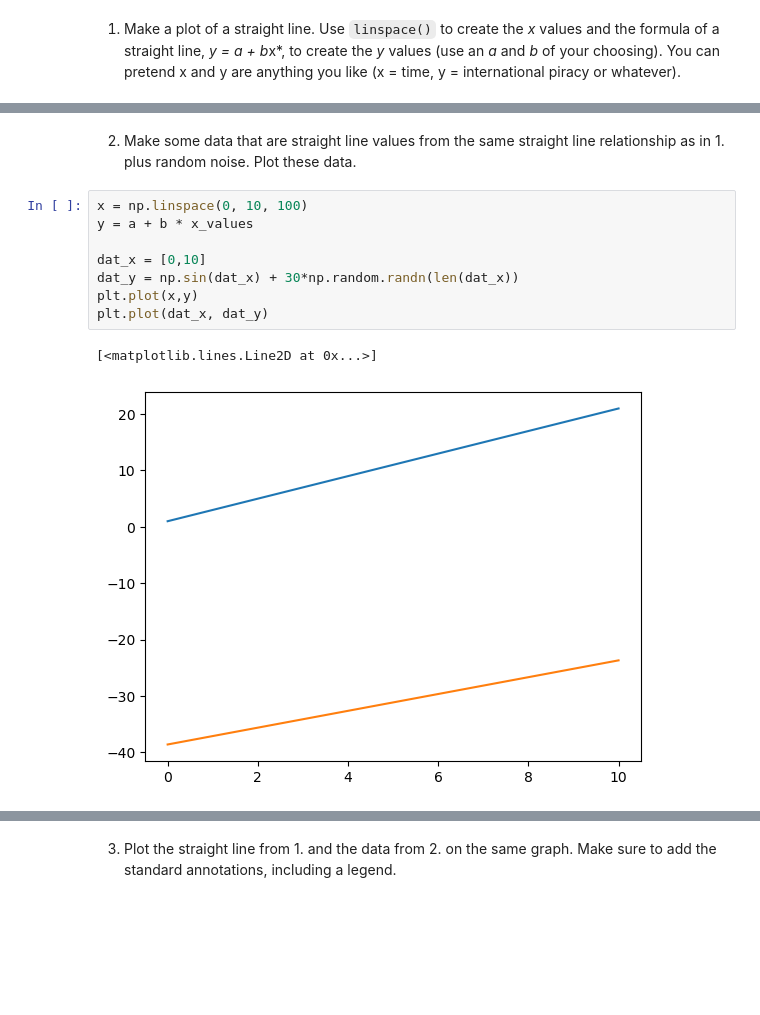
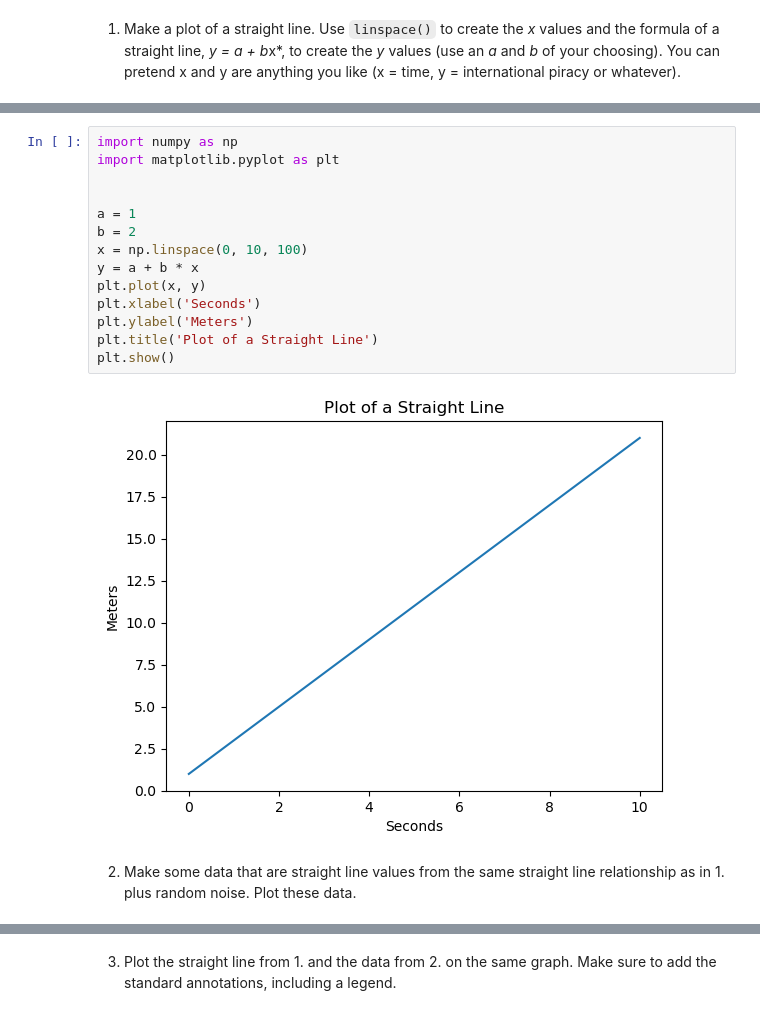
Before and after one commit to rnoodh/psy_data, a Jupyter notebook: week 4/tu08_re_MatPlotLib_HW.ipynb, the cells around one changed output, grey strips where cells are left out. Cells and saved outputs as stored; diff of their text form; blank space fills up the shorter version.

```diff
--- a/week 4/tu08_re_MatPlotLib_HW.ipynb
+++ b/week 4/tu08_re_MatPlotLib_HW.ipynb
@@ -20,13 +12,18 @@ Text(0, 0.5, 'time')
+# %%
+import numpy as np
+import matplotlib.pyplot as plt
+
+
+a = 1
+b = 2
+x = np.linspace(0, 10, 100)
+y = a + b * x
+plt.plot(x, y)
+plt.xlabel('Seconds')
+plt.ylabel('Meters')
+plt.title('Plot of a Straight Line')
+plt.show()
+# %% [output]
+[figure, added]
 # %% [markdown]
 2. Make some data that are straight line values from the same straight line relationship as in 1. plus random noise. Plot these data.
-# %%
-x = np.linspace(0, 10, 100)
-y = a + b * x_values
-
-dat_x = [0,10]
-dat_y = np.sin(dat_x) + 30*np.random.randn(len(dat_x))
-plt.plot(x,y)
-plt.plot(dat_x, dat_y)
-# %% [output]
-[<matplotlib.lines.Line2D at 0x...>]
-[figure, removed]
```
Also changed, not shown: parts of 9 cells of this notebook, 21 other files.
